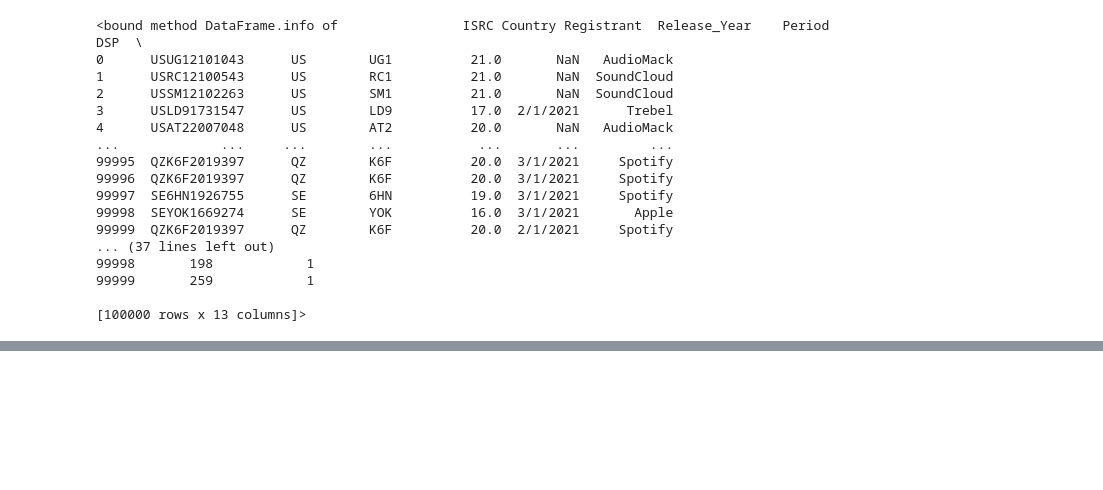
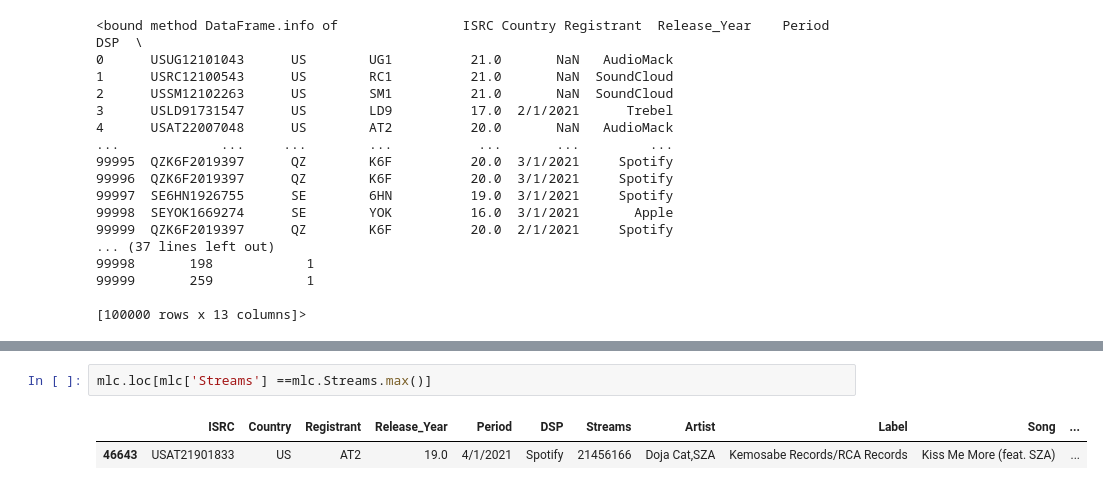
Before and after one commit to NSS-Data-Analytics-Cohort-6/mlc-project-nan-nagini, a Jupyter notebook: Notebooks/mlc_python_proj.ipynb, the cells around one changed output, grey strips where cells are left out. Drawn from its saved outputs; the diff is of its cells as text; blank space fills up the shorter version.

```diff
--- a/Notebooks/mlc_python_proj.ipynb
+++ b/Notebooks/mlc_python_proj.ipynb
@@ -106,0 +159,5 @@ mlc.describe()
+# %%
+mlc.loc[mlc['Streams'] ==mlc.Streams.max()]
+# %% [output]
+|  | ISRC | Country | Registrant | Release_Year | Period | DSP | Streams | Artist | Label | Song | ... |
+| 46643 | USAT21901833 | US | AT2 | 19.0 | 4/1/2021 | Spotify | 21456166 | Doja Cat,SZA | Kemosabe Records/RCA Records | Kiss Me More (feat. SZA) | ... |
```
Also changed, not shown: parts of 9 cells of this notebook.
